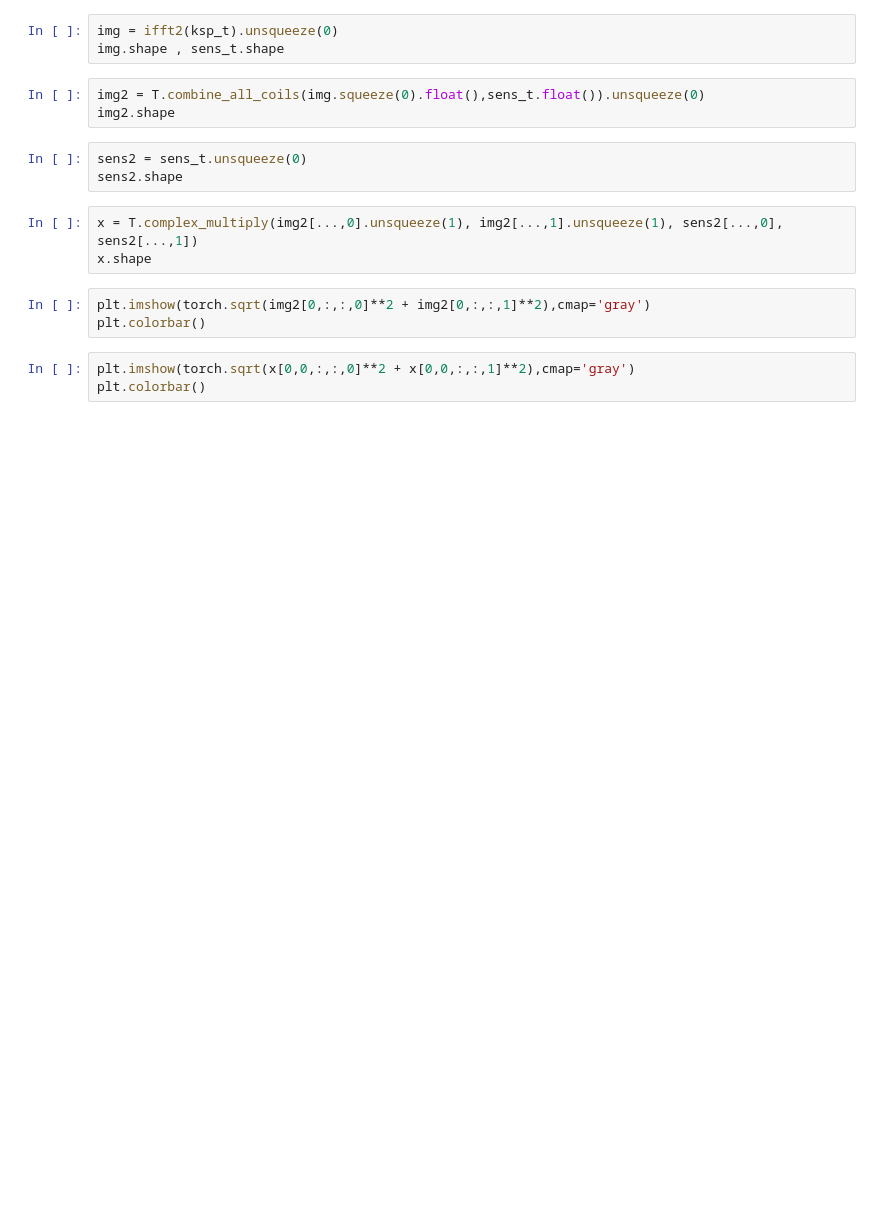
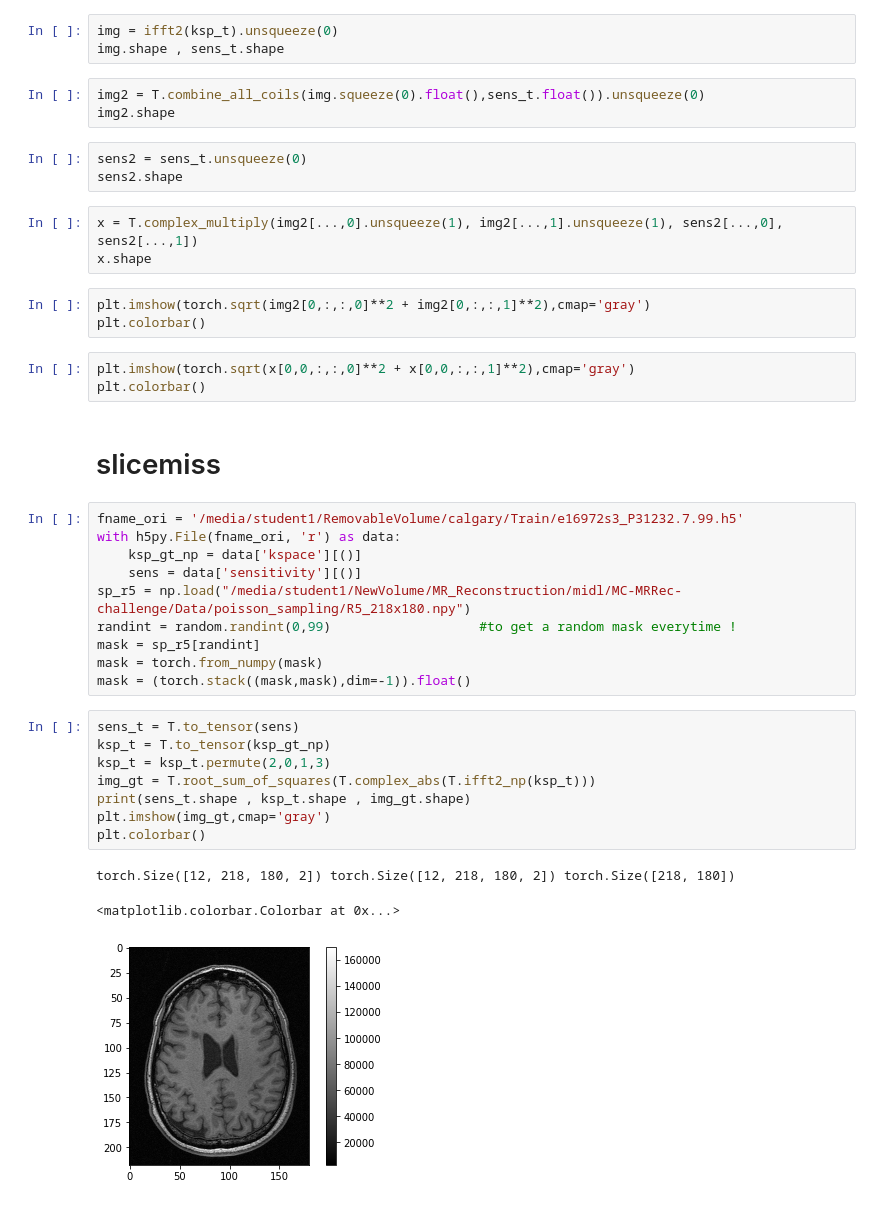
Before and after one commit to amritkumar9595/calgary_midl, a Jupyter notebook: pretext tasks.ipynb, the cells around one changed output. Drawn from its saved outputs; the diff is of its cells as text; blank space fills up the shorter version.

Commit message:
slicemiss pretext

```diff
--- a/pretext tasks.ipynb
+++ b/pretext tasks.ipynb
@@ -710,3 +683,27 @@ plt.colorbar()
 # %%
 plt.imshow(torch.sqrt(x[0,0,:,:,0]**2 + x[0,0,:,:,1]**2),cmap='gray')
 plt.colorbar()
+# %% [markdown]
+#  slicemiss
+# %%
+fname_ori = '/media/student1/RemovableVolume/calgary/Train/e16972s3_P31232.7.99.h5'
+with h5py.File(fname_ori, 'r') as data:
+    ksp_gt_np = data['kspace'][()]
+    sens = data['sensitivity'][()]
+sp_r5 = np.load("/media/student1/NewVolume/MR_Reconstruction/midl/MC-MRRec-challenge/Data/poisson_sampling/R5_218x180.npy")
+randint = random.randint(0,99)                   #to get a random mask everytime !
+mask = sp_r5[randint]
+mask = torch.from_numpy(mask)
+mask = (torch.stack((mask,mask),dim=-1)).float()
+# %%
+sens_t = T.to_tensor(sens)
+ksp_t = T.to_tensor(ksp_gt_np)
+ksp_t = ksp_t.permute(2,0,1,3)
+img_gt = T.root_sum_of_squares(T.complex_abs(T.ifft2_np(ksp_t)))
+print(sens_t.shape , ksp_t.shape , img_gt.shape)
+plt.imshow(img_gt,cmap='gray')
+plt.colorbar()
+# %% [output]
+torch.Size([12, 218, 180, 2]) torch.Size([12, 218, 180, 2]) torch.Size([218, 180])
+<matplotlib.colorbar.Colorbar at 0x...>
+[figure, added]
```
Also changed, not shown: parts of 23 cells of this notebook, 5 other files.
